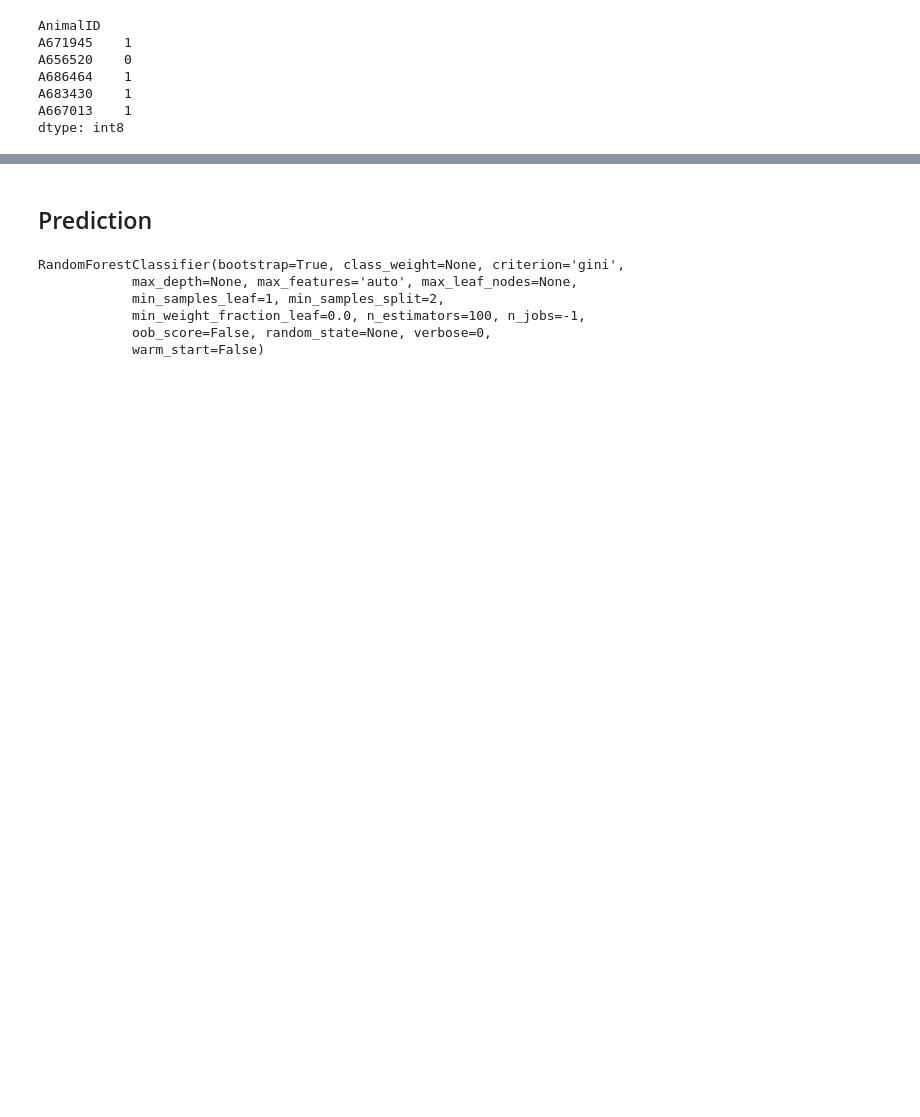
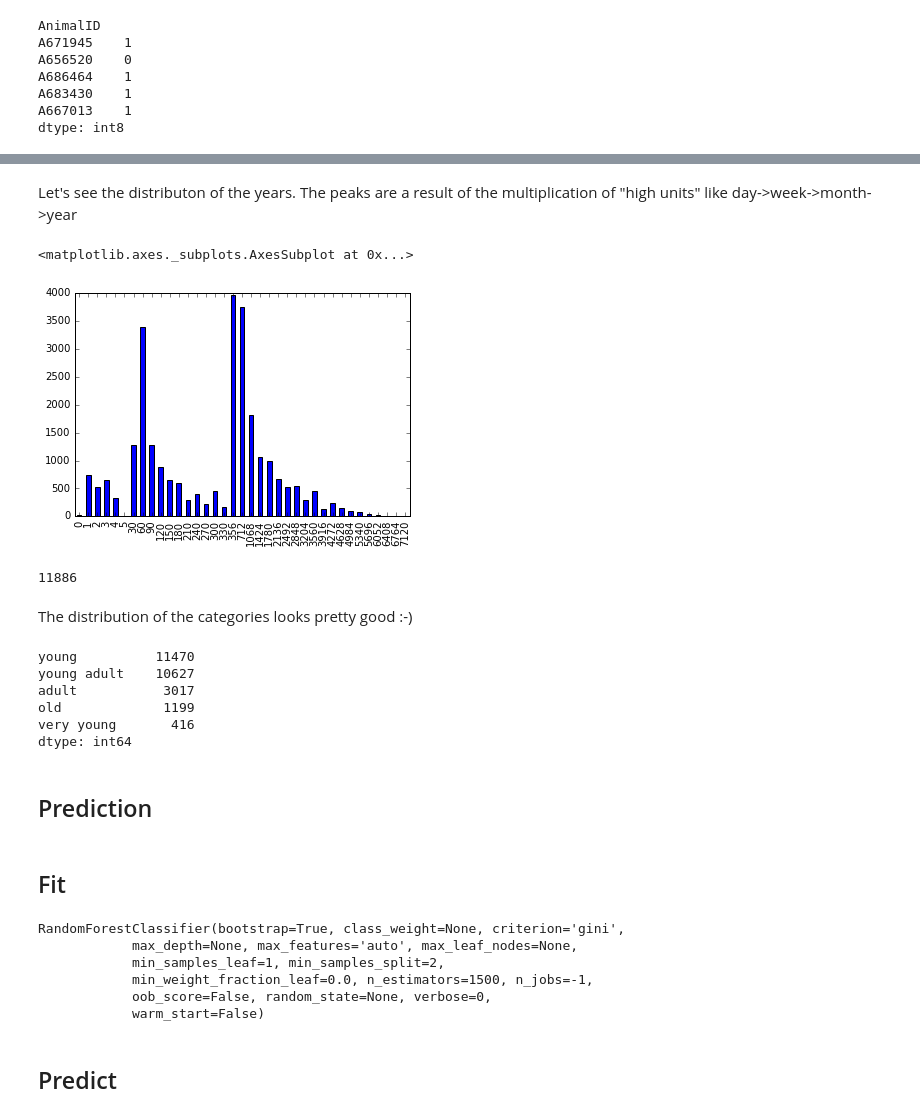
Before and after one commit to byted/ShelterAnimalOutcomeKaggle, a Jupyter notebook: rob/predict/1st Prediction by Trees.ipynb, the cells around one changed output, grey strips where cells are left out. Saved outputs shown, nothing was run; the diff lists cells and outputs as text; code cells hidden in the pictures; blank space fills up the shorter version.

Commit message:
Nice formatting of my predict notebook

```diff
--- a/rob/predict/1st Prediction by Trees.ipynb
+++ b/rob/predict/1st Prediction by Trees.ipynb
@@ -142,3 +198,30 @@ test["BreedValue"] = test.Breed.cat.codes
+# %% [markdown]
+Let's see the distributon of the years. The peaks are a result of the multiplication of "high units" like day->week->month->year
+# %%
+mean = int(train[train.AgeuponOutcomeYears != -1].AgeuponOutcomeYears.mean())
+train.AgeuponOutcomeYears = train.AgeuponOutcomeYears.apply(lambda x: mean if x == -1 else x)
+
+#train.AgeuponOutcomeYears = train.AgeuponOutcomeYears.apply(lambda x: 4 if x > 4 else x)
+
+train.AgeuponOutcomeYears.value_counts().sort_index().plot(kind="bar")
+# %% [output]
+<matplotlib.axes._subplots.AxesSubplot at 0x...>
+[figure, added]
+# %%
+len(train[~train.AgeuponOutcome.str.contains("year")])
+# %% [output]
+11886
+# %% [markdown]
+The distribution of the categories looks pretty good :-)
+# %%
+train.AgeCategory.value_counts()
+# %% [output]
+young          11470
+young adult    10627
+adult           3017
+old             1199
+very young       416
+dtype: int64
 # %% [markdown]
 ## Prediction
 # %%
@@ -152,19 +234,17 @@ d_train = train[["SexuponOutcomeValue", "IntactValue", "ColorValue", "BreedValue
 d_target = train.OutcomeType.cat.codes.values
+# %% [markdown]
+## Fit
 # %%
-d_train
-
-
 rf.fit(d_train, d_target)
-
-
-#d_train.reshape(-1, 1)
 # %% [output]
 RandomForestClassifier(bootstrap=True, class_weight=None, criterion='gini',
             max_depth=None, max_features='auto', max_leaf_nodes=None,
             min_samples_leaf=1, min_samples_split=2,
-            min_weight_fraction_leaf=0.0, n_estimators=100, n_jobs=-1,
+            min_weight_fraction_leaf=0.0, n_estimators=1500, n_jobs=-1,
             oob_score=False, random_state=None, verbose=0,
             warm_start=False)
+# %% [markdown]
+## Predict
 # %%
 myTest = test.copy()
 
```
Also changed, not shown: parts of 24 cells of this notebook, 2 other files.
